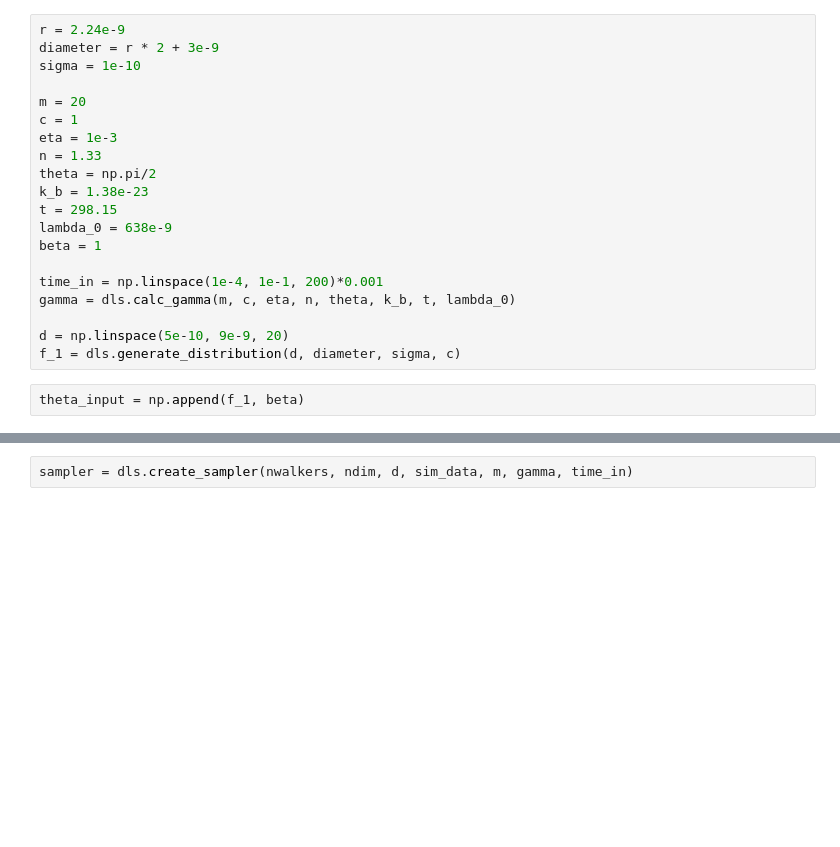
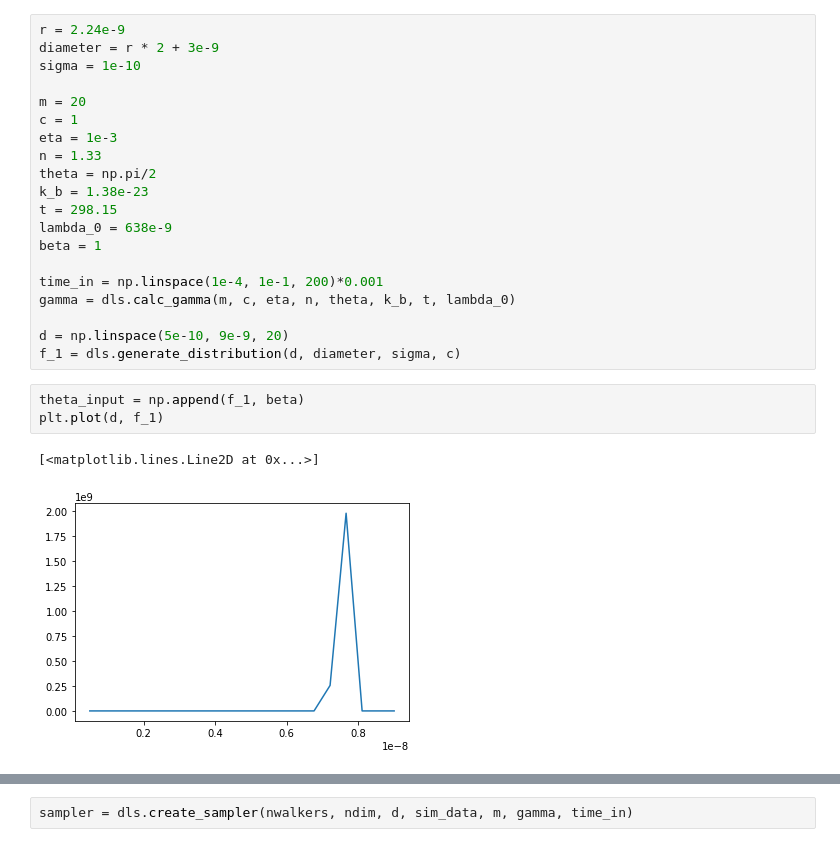
Before and after one commit to thydmle/pydls, a Jupyter notebook: Bayes Take 14 07032019.ipynb, the cells around one changed output, grey strips where cells are left out. Cells and saved outputs as stored; diff of their text form; blank space fills up the shorter version.

```diff
--- a/Bayes Take 14 07032019.ipynb
+++ b/Bayes Take 14 07032019.ipynb
@@ -32,5 +32,9 @@ d = np.linspace(5e-10, 9e-9, 20)
 f_1 = dls.generate_distribution(d, diameter, sigma, c)
 # %%
 theta_input = np.append(f_1, beta)
+plt.plot(d, f_1)
+# %% [output]
+[<matplotlib.lines.Line2D at 0x...>]
+[figure, added]
 # %%
 sim_data = dls.g2(theta_input, d, m, gamma, time_in)
```
Also changed, not shown: parts of 9 cells of this notebook, 4 other files.
